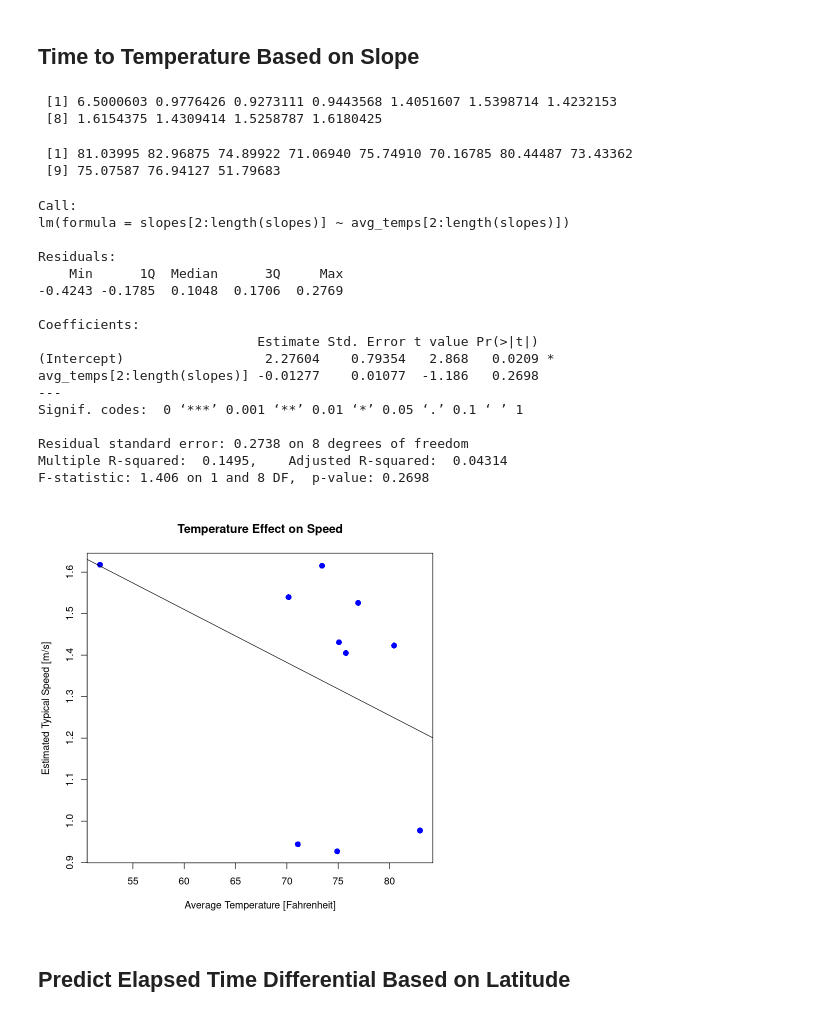
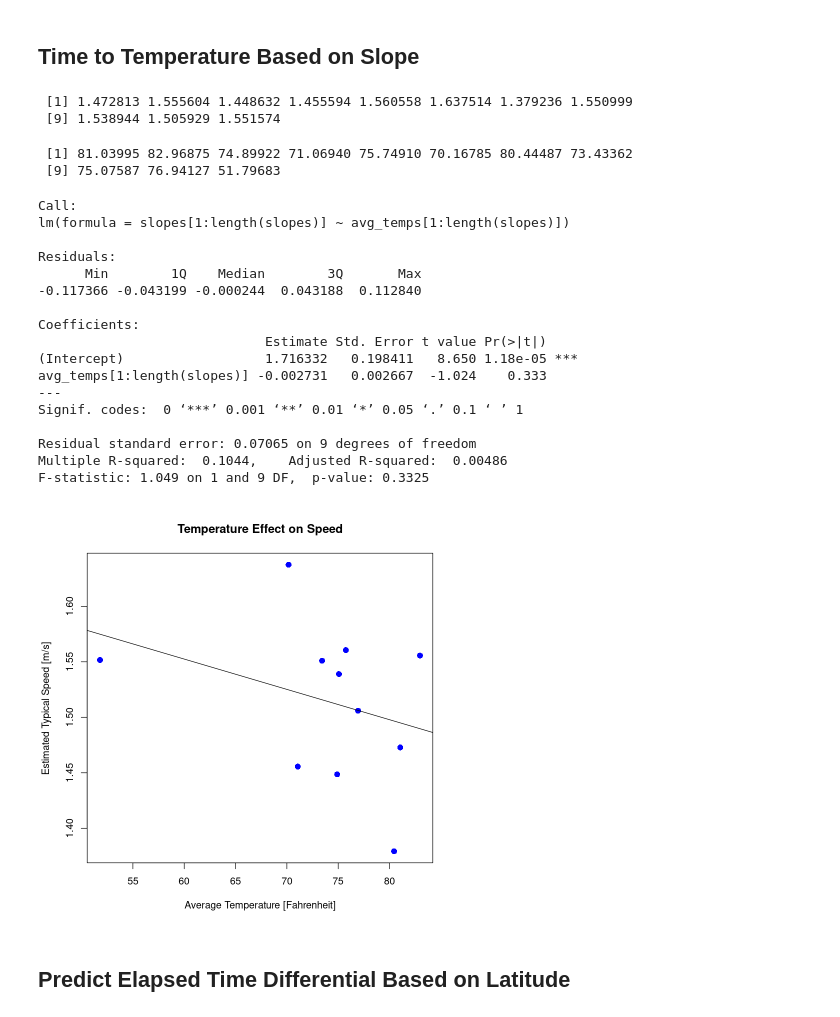
Before and after one commit to huberf/stat3105-proj2, a Jupyter notebook: bomb_plan.ipynb, the cells around one changed output. Saved outputs shown, nothing was run; the diff lists cells and outputs as text; code cells hidden in the pictures.

```diff
--- a/bomb_plan.ipynb
+++ b/bomb_plan.ipynb
@@ -340,46 +340,46 @@ A data.frame: 6 × 14
 # %%
 slopes <- unlist(map(levels(factor(reduced_df$day)), function(day) {
     data <- reduced_df[reduced_df$day == day, ]
     data <- data[data$elapsed < 4000, ]
     model <- lm(elapsed ~ lat_m, data=data)
     #print(model)
     model$coefficients[2]
     median(data$speed)
 }))
 avg_temps <- unlist(map(levels(factor(reduced_df$day)), function(day) {
     data <- reduced_df[reduced_df$day == day, ]
     data <- data[data$elapsed < 4000, ]
     mean(data$temperature)
 }))
 slopes
 avg_temps
-plot(avg_temps[2:length(slopes)], slopes[2:length(slopes)], pch=16, cex=1.3, col="blue", main="Temperature Effect on Speed",
+plot(avg_temps[1:length(slopes)], slopes[1:length(slopes)], pch=16, cex=1.3, col="blue", main="Temperature Effect on Speed",
      xlab="Average Temperature [Fahrenheit]", ylab="Estimated Typical Speed [m/s]")
-abline(lm(slopes[2:length(slopes)] ~ avg_temps[2:length(slopes)]))
-summary(lm(slopes[2:length(slopes)] ~ avg_temps[2:length(slopes)]))
+abline(lm(slopes[1:length(slopes)] ~ avg_temps[1:length(slopes)]))
+summary(lm(slopes[1:length(slopes)] ~ avg_temps[1:length(slopes)]))
 # %% [output]
- [1] 6.5000603 0.9776426 0.9273111 0.9443568 1.4051607 1.5398714 1.4232153
- [8] 1.6154375 1.4309414 1.5258787 1.6180425
+ [1] 1.472813 1.555604 1.448632 1.455594 1.560558 1.637514 1.379236 1.550999
+ [9] 1.538944 1.505929 1.551574
  [1] 81.03995 82.96875 74.89922 71.06940 75.74910 70.16785 80.44487 73.43362
  [9] 75.07587 76.94127 51.79683
 Call:
-lm(formula = slopes[2:length(slopes)] ~ avg_temps[2:length(slopes)])
+lm(formula = slopes[1:length(slopes)] ~ avg_temps[1:length(slopes)])
 
 Residuals:
-    Min      1Q  Median      3Q     Max
--0.4243 -0.1785  0.1048  0.1706  0.2769
+      Min        1Q    Median        3Q       Max
+-0.117366 -0.043199 -0.000244  0.043188  0.112840
 
 Coefficients:
-                            Estimate Std. Error t value Pr(>|t|)
-(Intercept)                  2.27604    0.79354   2.868   0.0209 *
-avg_temps[2:length(slopes)] -0.01277    0.01077  -1.186   0.2698
+                             Estimate Std. Error t value Pr(>|t|)
+(Intercept)                  1.716332   0.198411   8.650 1.18e-05 ***
+avg_temps[1:length(slopes)] -0.002731   0.002667  -1.024    0.333
 ---
 Signif. codes:  0 ‘***’ 0.001 ‘**’ 0.01 ‘*’ 0.05 ‘.’ 0.1 ‘ ’ 1
 
-Residual standard error: 0.2738 on 8 degrees of freedom
-Multiple R-squared:  0.1495,    Adjusted R-squared:  0.04314
-F-statistic: 1.406 on 1 and 8 DF,  p-value: 0.2698
+Residual standard error: 0.07065 on 9 degrees of freedom
+Multiple R-squared:  0.1044,    Adjusted R-squared:  0.00486
+F-statistic: 1.049 on 1 and 9 DF,  p-value: 0.3325
-[figure, old version]
+[figure, new version]
 # %% [markdown]
 ## Predict Elapsed Time Differential Based on Latitude
 # %%
```
Also changed, not shown: parts of 4 cells of this notebook, 3 other files.
